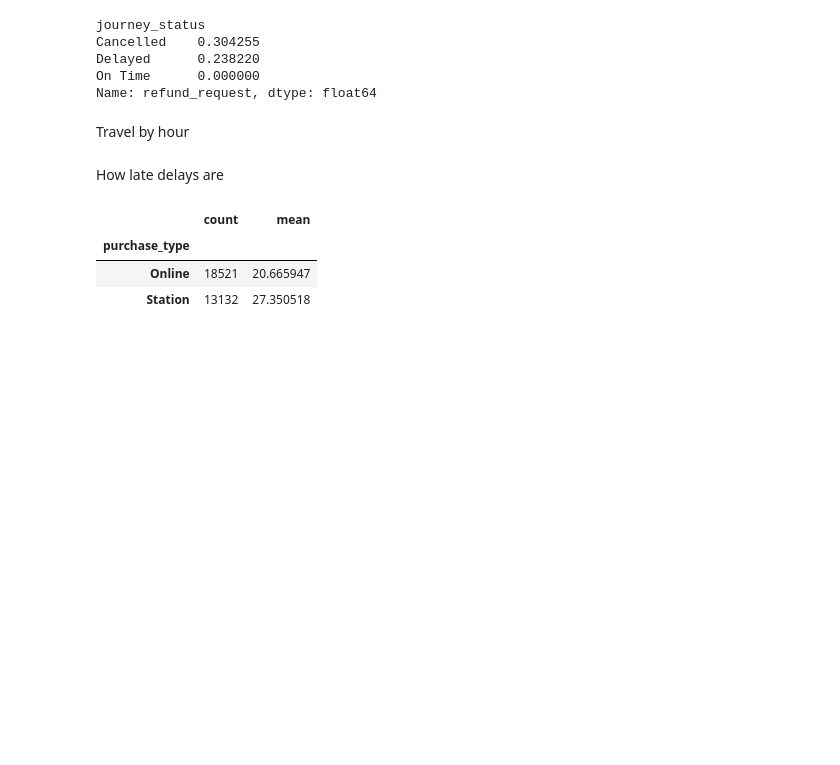
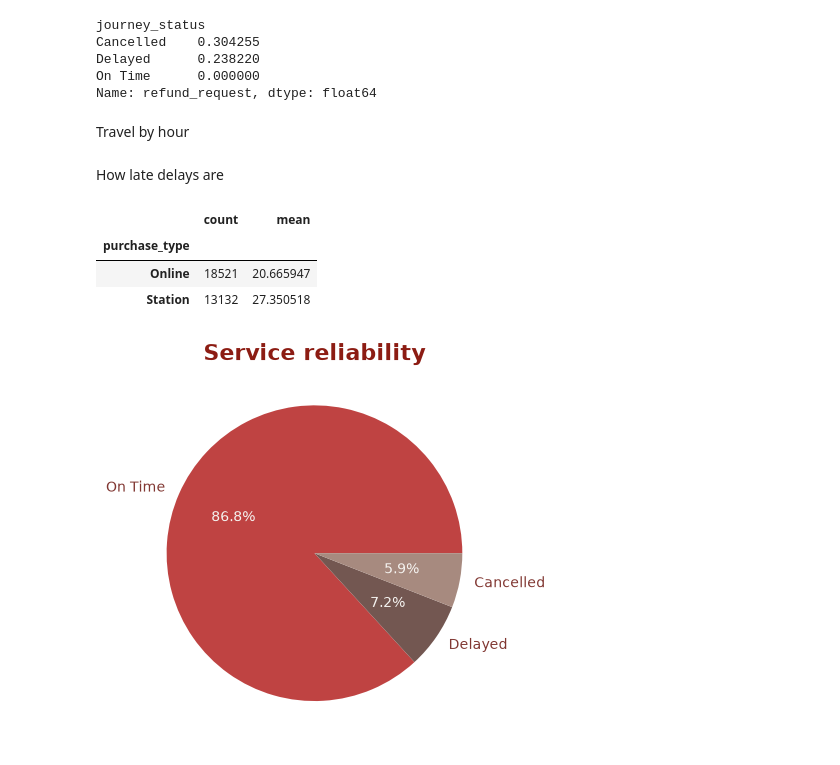
Before and after one commit to uk-train-rides/UK-Train-Rides-project, a Jupyter notebook: notebooks/main.ipynb, the cells around one changed output. Cells and saved outputs as stored; diff of their text form; code cells hidden in the pictures; blank space fills up the shorter version.

Commit message:
add 3 diagrams

```diff
--- a/notebooks/main.ipynb
+++ b/notebooks/main.ipynb
@@ -250,3 +229,14 @@ df.groupby("purchase_type")["price"].agg(["count", "mean"])
 | purchase_type |  |  |
 | Online | 18521 | 20.665947 |
 | Station | 13132 | 27.350518 |
+# %%
+colors = ["#BF4342", "#735751", "#A78A7F"]
+
+wedges, texts, autotexts = plt.pie(journey_status_counts.values, labels=journey_status_counts.index,
+        autopct="%1.1f%%", colors=colors)
+plt.setp(autotexts, color="#F5F3F0")
+plt.setp(texts, color="#813732")
+plt.title("Service reliability", fontsize=16, fontweight="bold", color="#8C1C13")
+plt.show()
+# %% [output]
+[figure, added]
```
Also changed, not shown: parts of 5 cells of this notebook.
